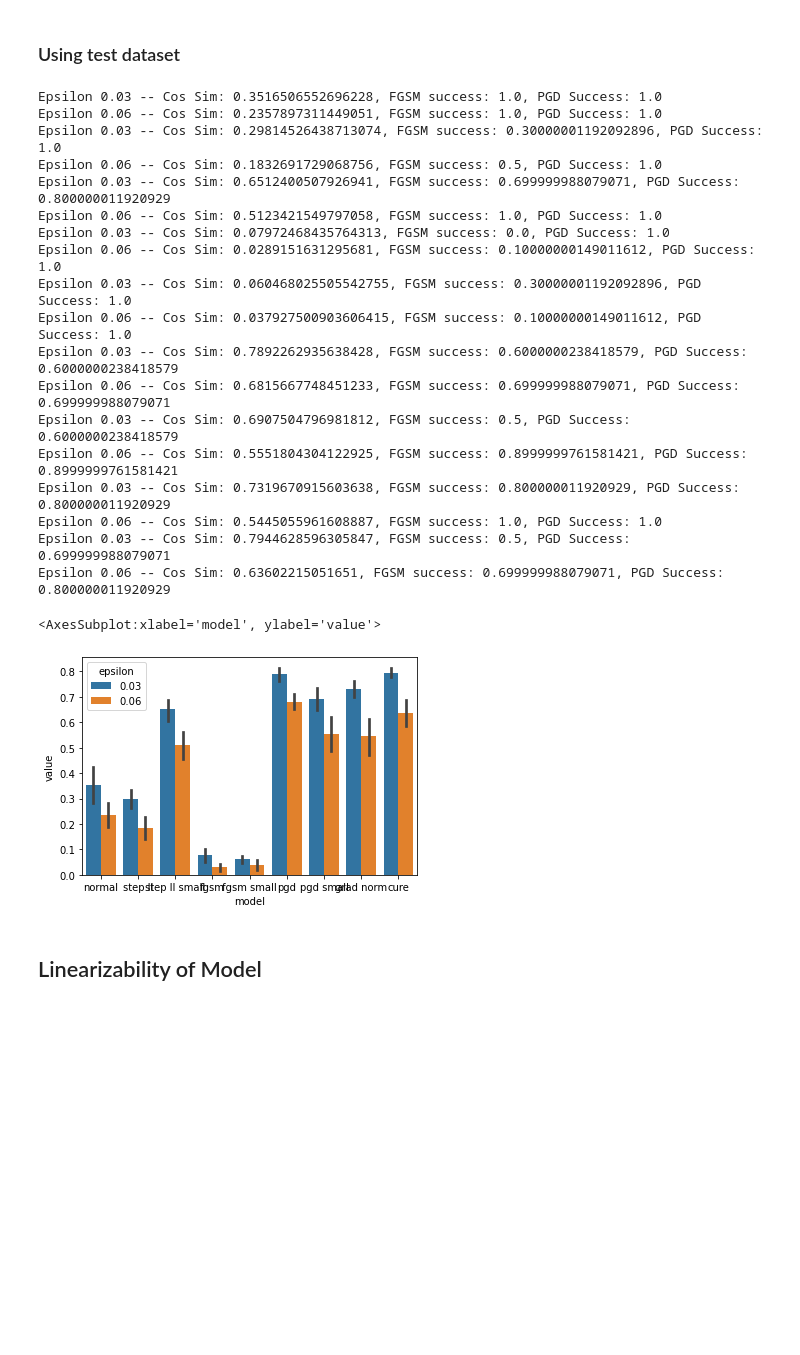
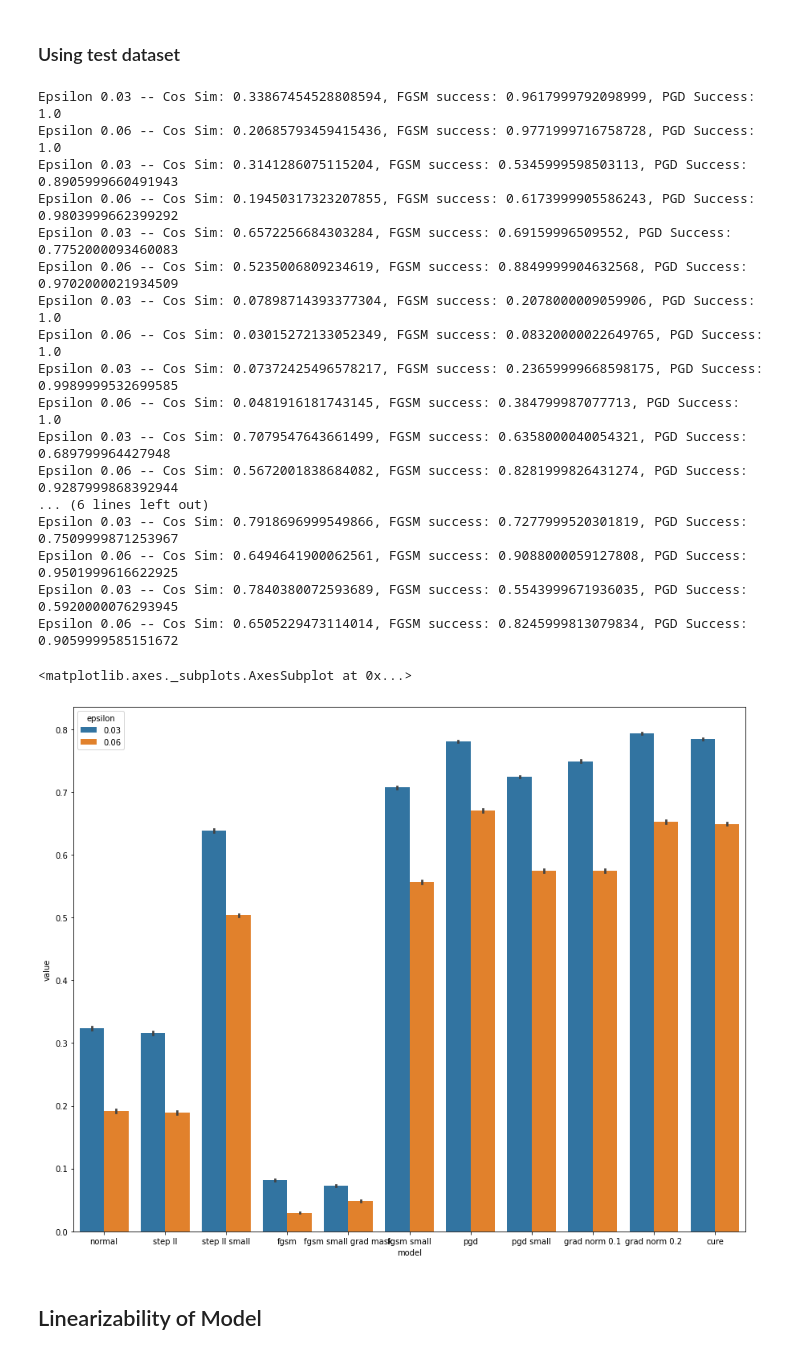
Before and after one commit to CarlosGomes98/false_sense_of_security, a Jupyter notebook: notebooks/Metrics.ipynb, the cells around one changed output. Drawn from its saved outputs; the diff is of its cells as text; code cells hidden in the pictures; blank space fills up the shorter version.

```diff
--- a/notebooks/Metrics.ipynb
+++ b/notebooks/Metrics.ipynb
@@ -63,9 +59,12 @@ pgd_model_6.load_state_dict(torch.load("../models/pgd_e16_20e.model", map_locati
 #CIFAR-10  ResNet Model trained with large FGSM steps
 fgsm_model = CIFAR_Res_Net().to(device).eval()
 fgsm_model.load_state_dict(torch.load("../models/fgsm_e16_20e.model", map_location=device))
-# # # # CIFAR-10  ResNet Model trained with small FGSM steps
+# # # # CIFAR-10  ResNet Model trained with small FGSM steps (grad mask)
 fgsm_model_small = CIFAR_Res_Net().to(device).eval()
 fgsm_model_small.load_state_dict(torch.load("../models/fgsm_e8_20e.model", map_location=device))
+# # # # CIFAR-10  ResNet Model trained with small FGSM steps (no grad mask)
+fgsm_model_small_2 = CIFAR_Res_Net().to(device).eval()
+fgsm_model_small_2.load_state_dict(torch.load("../models/fgsm_e8_20e_2.model", map_location=device))
 # # # CIFAR-10  ResNet Model trained with large Step-ll steps
 step_ll_model = CIFAR_Res_Net().to(device).eval()
 step_ll_model.load_state_dict(torch.load("../models/step_ll_e16_20e.model", map_location=device))
@@ -75,12 +74,15 @@ step_ll_model_small.load_state_dict(torch.load("../models/step_ll_e8_20e.model",
 # # CIFAR-10  ResNet Model trained through Jacobian regularization ld0.1
 jac_norm_model = CIFAR_Res_Net().to(device).eval()
 jac_norm_model.load_state_dict(torch.load("../models/grad_reg_ld01_20e.model", map_location=device))
+# # CIFAR-10  ResNet Model trained through Jacobian regularization ld0.2
+jac_norm_model_2 = CIFAR_Res_Net().to(device).eval()
+jac_norm_model_2.load_state_dict(torch.load("../models/grad_reg_ld02_20e.model", map_location=device))
 ## Pretrained CIFAR-10 RESNET trained using CURE
 cure = CUREResNet18().to(device).eval()
 cure[1].load_state_dict(torch.load("../models/RN18_CURE.pth", map_location=device)['net'])
 
-models = [model, step_ll_model, step_ll_model_small, fgsm_model, fgsm_model_small, pgd_model_6, pgd_model, jac_norm_model, cure]
-names = ['normal', 'step ll', 'step ll small', 'fgsm', 'fgsm small', 'pgd', 'pgd small', 'grad norm', 'cure']
+models = [model, step_ll_model, step_ll_model_small, fgsm_model, fgsm_model_small, fgsm_model_small_2, pgd_model_6, pgd_model, jac_norm_model, jac_norm_model_2, cure]
+names = ['normal', 'step ll', 'step ll small', 'fgsm', 'fgsm small grad mask', 'fgsm small', 'pgd', 'pgd small', 'grad norm 0.1', 'grad norm 0.2', 'cure']
 # %% [markdown]
 ### Check gradient norms
 Gradients seem to blow up after FGSM training
@@ -124,7 +103,7 @@ compare_models_on_measure(gradient_norm, models, names, test_subset_loader, devi
 # %% [markdown]
 ### Using train dataset
 # %%
-cos_dif_data = [fgsm_pgd_cos_dif(cur_model, train_dataset, epsilons=[0.03, 0.06], subset_size=10, batch_size=batch_size, device=device, return_adjusted_fgsm=False) for cur_model in models]
+cos_dif_data = [fgsm_pgd_cos_dif(cur_model, train_dataset, epsilons=[0.03, 0.06], subset_size=5000, batch_size=batch_size, device=device, return_adjusted_fgsm=False) for cur_model in models]
 cos_dif_data = [pd.DataFrame(data) for data in cos_dif_data]
 for name, data in zip(names, cos_dif_data):
     data['model'] = name
@@ -157,34 +135,33 @@ Epsilon 0.06 -- Cos Sim: 0.632439136505127, FGSM success: 0.800000011920929, PGD
 # %% [markdown]
 ### Using test dataset
 # %%
-cos_dif_data = [fgsm_pgd_cos_dif(cur_model, test_dataset, epsilons=[0.03, 0.06], subset_size=10, batch_size=batch_size, device=device, return_adjusted_fgsm=False) for cur_model in models]
+cos_dif_data = [fgsm_pgd_cos_dif(cur_model, test_dataset, epsilons=[0.03, 0.06], subset_size=5000, batch_size=batch_size, device=device, return_adjusted_fgsm=False) for cur_model in models]
 cos_dif_data = [pd.DataFrame(data) for data in cos_dif_data]
 for name, data in zip(names, cos_dif_data):
     data['model'] = name
 
 fig, ax = plt.subplots(figsize=(15, 12))
 sns.barplot(ax=ax, data=long_form_cos_dif_data, x='model', y='value', hue='epsilon')
 # %% [output]
-Epsilon 0.03 -- Cos Sim: 0.3516506552696228, FGSM success: 1.0, PGD Success: 1.0
-Epsilon 0.06 -- Cos Sim: 0.2357897311449051, FGSM success: 1.0, PGD Success: 1.0
-Epsilon 0.03 -- Cos Sim: 0.29814526438713074, FGSM success: 0.30000001192092896, PGD Success: 1.0
-Epsilon 0.06 -- Cos Sim: 0.1832691729068756, FGSM success: 0.5, PGD Success: 1.0
-Epsilon 0.03 -- Cos Sim: 0.6512400507926941, FGSM success: 0.699999988079071, PGD Success: 0.800000011920929
-Epsilon 0.06 -- Cos Sim: 0.5123421549797058, FGSM success: 1.0, PGD Success: 1.0
-Epsilon 0.03 -- Cos Sim: 0.07972468435764313, FGSM success: 0.0, PGD Success: 1.0
-Epsilon 0.06 -- Cos Sim: 0.0289151631295681, FGSM success: 0.10000000149011612, PGD Success: 1.0
-Epsilon 0.03 -- Cos Sim: 0.060468025505542755, FGSM success: 0.30000001192092896, PGD Success: 1.0
-Epsilon 0.06 -- Cos Sim: 0.037927500903606415, FGSM success: 0.10000000149011612, PGD Success: 1.0
-Epsilon 0.03 -- Cos Sim: 0.7892262935638428, FGSM success: 0.6000000238418579, PGD Success: 0.6000000238418579
-Epsilon 0.06 -- Cos Sim: 0.6815667748451233, FGSM success: 0.699999988079071, PGD Success: 0.699999988079071
-Epsilon 0.03 -- Cos Sim: 0.6907504796981812, FGSM success: 0.5, PGD Success: 0.6000000238418579
-Epsilon 0.06 -- Cos Sim: 0.5551804304122925, FGSM success: 0.8999999761581421, PGD Success: 0.8999999761581421
-Epsilon 0.03 -- Cos Sim: 0.7319670915603638, FGSM success: 0.800000011920929, PGD Success: 0.800000011920929
-Epsilon 0.06 -- Cos Sim: 0.5445055961608887, FGSM success: 1.0, PGD Success: 1.0
-Epsilon 0.03 -- Cos Sim: 0.7944628596305847, FGSM success: 0.5, PGD Success: 0.699999988079071
-Epsilon 0.06 -- Cos Sim: 0.63602215051651, FGSM success: 0.699999988079071, PGD Success: 0.800000011920929
+Epsilon 0.03 -- Cos Sim: 0.33867454528808594, FGSM success: 0.9617999792098999, PGD Success: 1.0
+Epsilon 0.06 -- Cos Sim: 0.20685793459415436, FGSM success: 0.9771999716758728, PGD Success: 1.0
+Epsilon 0.03 -- Cos Sim: 0.3141286075115204, FGSM success: 0.5345999598503113, PGD Success: 0.8905999660491943
+Epsilon 0.06 -- Cos Sim: 0.19450317323207855, FGSM success: 0.6173999905586243, PGD Success: 0.9803999662399292
+Epsilon 0.03 -- Cos Sim: 0.6572256684303284, FGSM success: 0.69159996509552, PGD Success: 0.7752000093460083
+Epsilon 0.06 -- Cos Sim: 0.5235006809234619, FGSM success: 0.8849999904632568, PGD Success: 0.9702000021934509
+Epsilon 0.03 -- Cos Sim: 0.07898714393377304, FGSM success: 0.2078000009059906, PGD Success: 1.0
+Epsilon 0.06 -- Cos Sim: 0.03015272133052349, FGSM success: 0.08320000022649765, PGD Success: 1.0
+Epsilon 0.03 -- Cos Sim: 0.07372425496578217, FGSM success: 0.23659999668598175, PGD Success: 0.9989999532699585
+Epsilon 0.06 -- Cos Sim: 0.0481916181743145, FGSM success: 0.384799987077713, PGD Success: 1.0
+Epsilon 0.03 -- Cos Sim: 0.7079547643661499, FGSM success: 0.6358000040054321, PGD Success: 0.689799964427948
+Epsilon 0.06 -- Cos Sim: 0.5672001838684082, FGSM success: 0.8281999826431274, PGD Success: 0.9287999868392944
+... (6 lines left out)
+Epsilon 0.03 -- Cos Sim: 0.7918696999549866, FGSM success: 0.7277999520301819, PGD Success: 0.7509999871253967
+Epsilon 0.06 -- Cos Sim: 0.6494641900062561, FGSM success: 0.9088000059127808, PGD Success: 0.9501999616622925
+Epsilon 0.03 -- Cos Sim: 0.7840380072593689, FGSM success: 0.5543999671936035, PGD Success: 0.5920000076293945
+Epsilon 0.06 -- Cos Sim: 0.6505229473114014, FGSM success: 0.8245999813079834, PGD Success: 0.9059999585151672
-<AxesSubplot:xlabel='model', ylabel='value'>
+<matplotlib.axes._subplots.AxesSubplot at 0x...>
-[figure, old version]
+[figure, new version]
 # %% [markdown]
 ## Linearizability of Model
 # %% [markdown]
```
Also changed, not shown: parts of 30 cells of this notebook, 2 other files.
